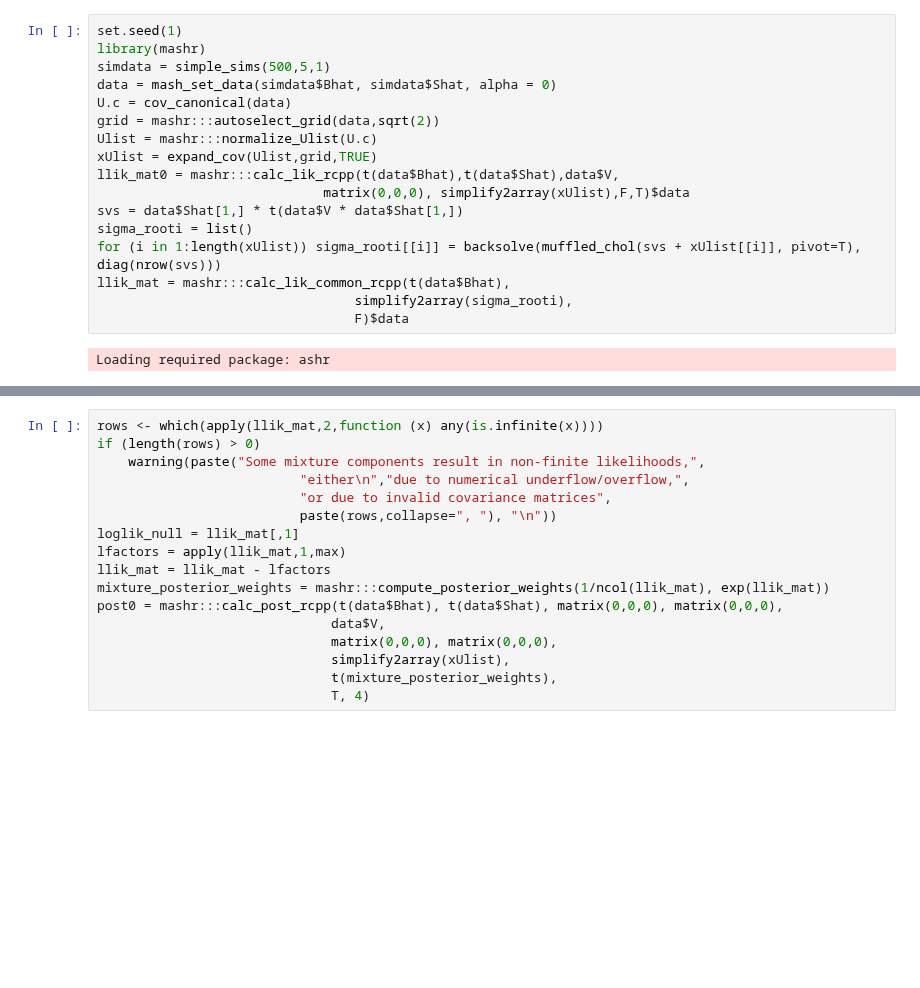
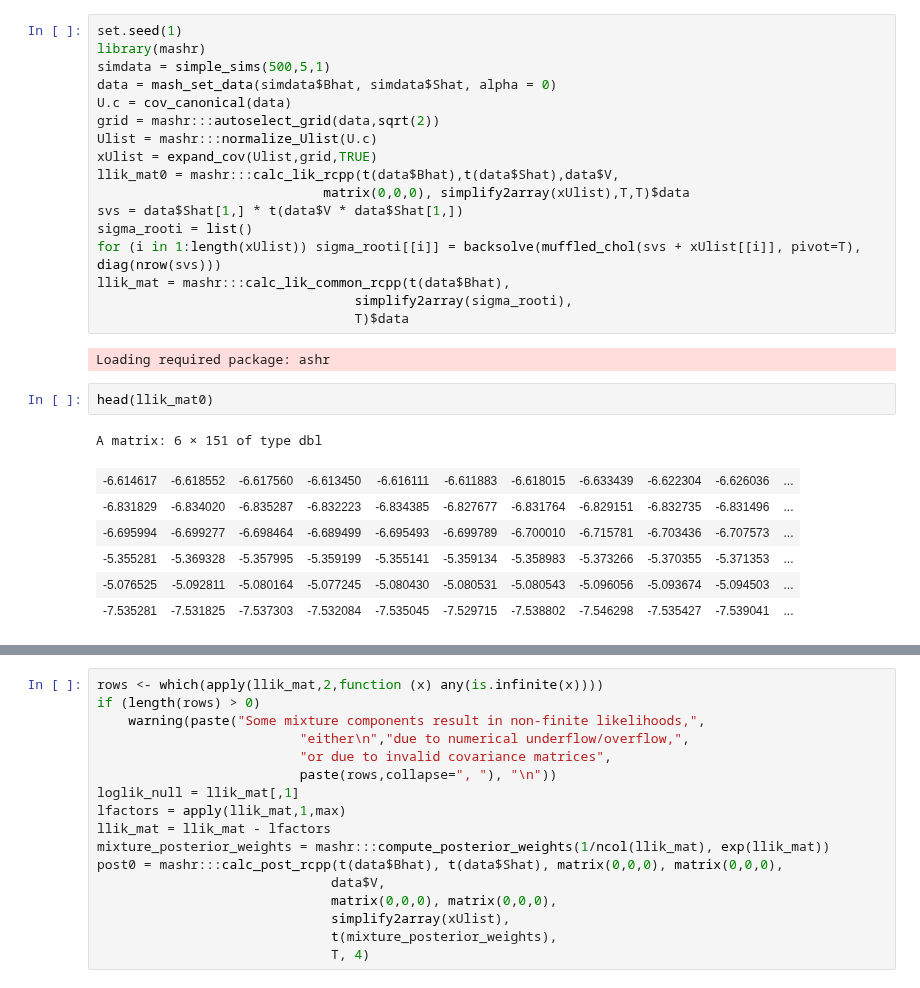
Before and after one commit to stephenslab/mvsusieR, a Jupyter notebook: inst/prototypes/precomputed_quantities_mash.ipynb, the cells around one changed output, grey strips where cells are left out. Saved outputs shown, nothing was run; the diff lists cells and outputs as text; blank space fills up the shorter version.

```diff
--- a/inst/prototypes/precomputed_quantities_mash.ipynb
+++ b/inst/prototypes/precomputed_quantities_mash.ipynb
@@ -19,12 +19,22 @@ grid = mashr:::autoselect_grid(data,sqrt(2))
 Ulist = mashr:::normalize_Ulist(U.c)
 xUlist = expand_cov(Ulist,grid,TRUE)
 llik_mat0 = mashr:::calc_lik_rcpp(t(data$Bhat),t(data$Shat),data$V,
-                             matrix(0,0,0), simplify2array(xUlist),F,T)$data
+                             matrix(0,0,0), simplify2array(xUlist),T,T)$data
 svs = data$Shat[1,] * t(data$V * data$Shat[1,])
 sigma_rooti = list()
 for (i in 1:length(xUlist)) sigma_rooti[[i]] = backsolve(muffled_chol(svs + xUlist[[i]], pivot=T), diag(nrow(svs)))
 llik_mat = mashr:::calc_lik_common_rcpp(t(data$Bhat),
                                  simplify2array(sigma_rooti),
-                                 F)$data
+                                 T)$data
 # %% [output]
 Loading required package: ashr
+# %%
+head(llik_mat0)
+# %% [output]
+A matrix: 6 × 151 of type dbl
+| -6.614617 | -6.618552 | -6.617560 | -6.613450 | -6.616111 | -6.611883 | -6.618015 | -6.633439 | -6.622304 | -6.626036 | ... |
+| -6.831829 | -6.834020 | -6.835287 | -6.832223 | -6.834385 | -6.827677 | -6.831764 | -6.829151 | -6.832735 | -6.831496 | ... |
+| -6.695994 | -6.699277 | -6.698464 | -6.689499 | -6.695493 | -6.699789 | -6.700010 | -6.715781 | -6.703436 | -6.707573 | ... |
+| -5.355281 | -5.369328 | -5.357995 | -5.359199 | -5.355141 | -5.359134 | -5.358983 | -5.373266 | -5.370355 | -5.371353 | ... |
+| -5.076525 | -5.092811 | -5.080164 | -5.077245 | -5.080430 | -5.080531 | -5.080543 | -5.096056 | -5.093674 | -5.094503 | ... |
+| -7.535281 | -7.531825 | -7.537303 | -7.532084 | -7.535045 | -7.529715 | -7.538802 | -7.546298 | -7.535427 | -7.539041 | ... |
```
Also changed, not shown: parts of 1 cell of this notebook, 6 other files.
